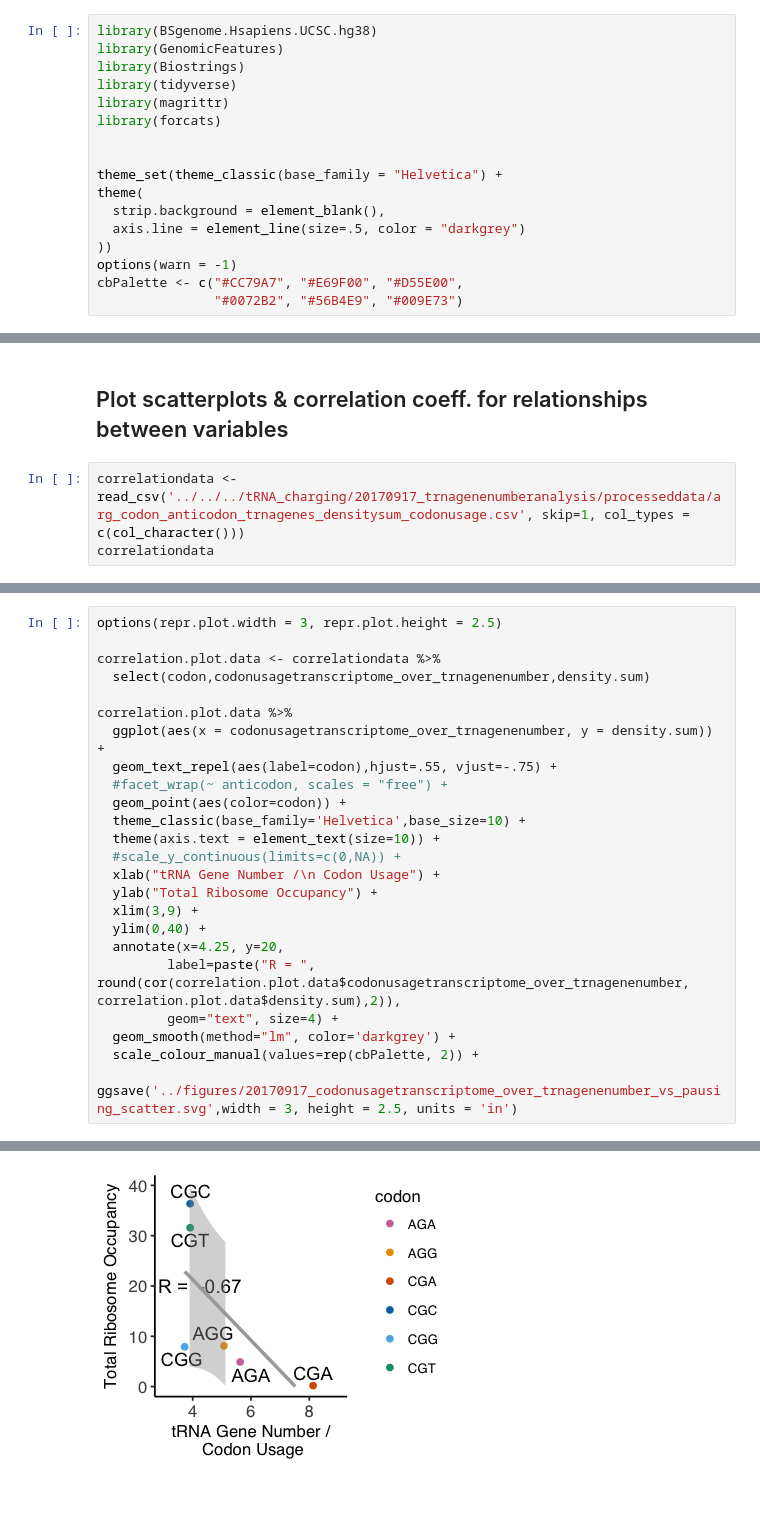
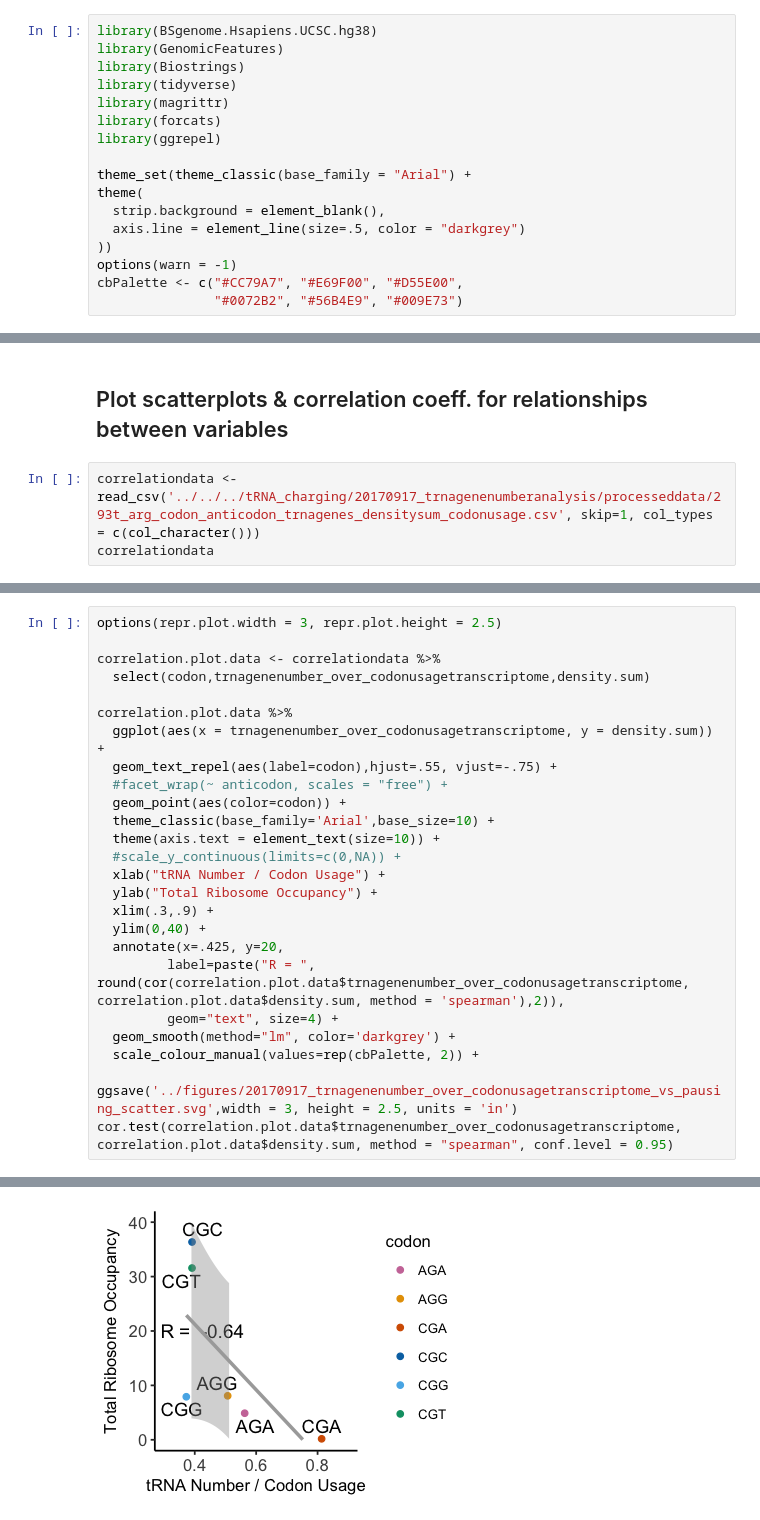
Before and after one commit to adarnell/2017_adarnell_riboseq_Rpipeline_test, a Jupyter notebook: scripts/plot_codon_usage.ipynb, the cells around one changed output, grey strips where cells are left out. Cells and saved outputs as stored; diff of their text form.

```diff
--- a/scripts/plot_codon_usage.ipynb
+++ b/scripts/plot_codon_usage.ipynb
@@ -10,9 +9,9 @@ library(Biostrings)
 library(tidyverse)
 library(magrittr)
 library(forcats)
+library(ggrepel)
 
-
-theme_set(theme_classic(base_family = "Helvetica") +
+theme_set(theme_classic(base_family = "Arial") +
 theme(
   strip.background = element_blank(),
   axis.line = element_line(size=.5, color = "darkgrey")
@@ -271,7 +288,7 @@ trnadata <- trnadata %>%
 # %% [markdown]
 ## Plot scatterplots & correlation coeff. for relationships between variables
 # %%
-correlationdata <- read_csv('../../../tRNA_charging/20170917_trnagenenumberanalysis/processeddata/arg_codon_anticodon_trnagenes_densitysum_codonusage.csv', skip=1, col_types = c(col_character()))
+correlationdata <- read_csv('../../../tRNA_charging/20170917_trnagenenumberanalysis/processeddata/293t_arg_codon_anticodon_trnagenes_densitysum_codonusage.csv', skip=1, col_types = c(col_character()))
 correlationdata
 # %% [output]
 | codon | anticodon | gene_number | density.sum | codon_usage_transcriptome_per1000 | codon_usage_freq_transcriptome | codon_usage_genome_per1000 | ... |
@@ -368,24 +408,25 @@ correlation.plot.data %>%
 options(repr.plot.width = 3, repr.plot.height = 2.5)
 
 correlation.plot.data <- correlationdata %>%
-  select(codon,codonusagetranscriptome_over_trnagenenumber,density.sum)
+  select(codon,trnagenenumber_over_codonusagetranscriptome,density.sum)
 
 correlation.plot.data %>%
-  ggplot(aes(x = codonusagetranscriptome_over_trnagenenumber, y = density.sum)) +
+  ggplot(aes(x = trnagenenumber_over_codonusagetranscriptome, y = density.sum)) +
   geom_text_repel(aes(label=codon),hjust=.55, vjust=-.75) +
   #facet_wrap(~ anticodon, scales = "free") +
   geom_point(aes(color=codon)) +
-  theme_classic(base_family='Helvetica',base_size=10) +
+  theme_classic(base_family='Arial',base_size=10) +
   theme(axis.text = element_text(size=10)) +
   #scale_y_continuous(limits=c(0,NA)) +
-  xlab("tRNA Gene Number /\n Codon Usage") +
+  xlab("tRNA Number / Codon Usage") +
   ylab("Total Ribosome Occupancy") +
-  xlim(3,9) +
+  xlim(.3,.9) +
   ylim(0,40) +
-  annotate(x=4.25, y=20,
-         label=paste("R = ", round(cor(correlation.plot.data$codonusagetranscriptome_over_trnagenenumber, correlation.plot.data$density.sum),2)),
+  annotate(x=.425, y=20,
+         label=paste("R = ", round(cor(correlation.plot.data$trnagenenumber_over_codonusagetranscriptome, correlation.plot.data$density.sum, method = 'spearman'),2)),
          geom="text", size=4) +
   geom_smooth(method="lm", color='darkgrey') +
   scale_colour_manual(values=rep(cbPalette, 2)) +
-  ggsave('../figures/20170917_codonusagetranscriptome_over_trnagenenumber_vs_pausing_scatter.svg',width = 3, height = 2.5, units = 'in')
+  ggsave('../figures/20170917_trnagenenumber_over_codonusagetranscriptome_vs_pausing_scatter.svg',width = 3, height = 2.5, units = 'in')
+cor.test(correlation.plot.data$trnagenenumber_over_codonusagetranscriptome, correlation.plot.data$density.sum, method = "spearman", conf.level = 0.95)
 # %% [output]
@@ -392 +441 @@ correlation.plot.data %>%
-[figure, old version]
+[figure, new version]
```
Also changed, not shown: parts of 17 cells of this notebook.
